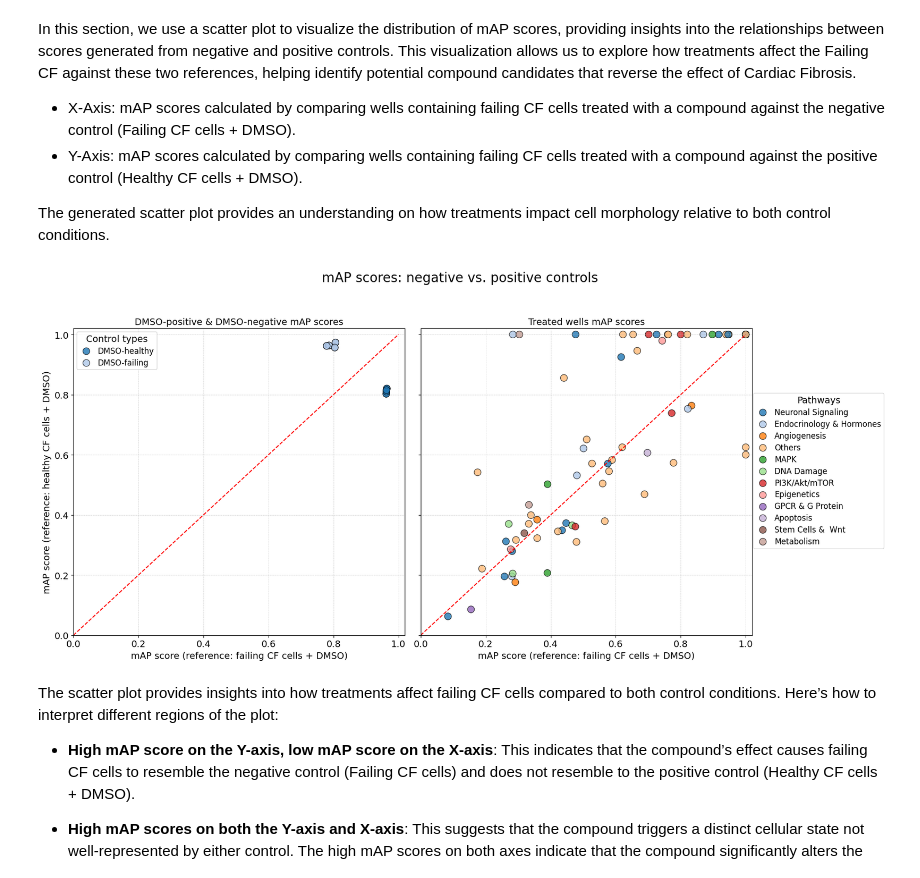
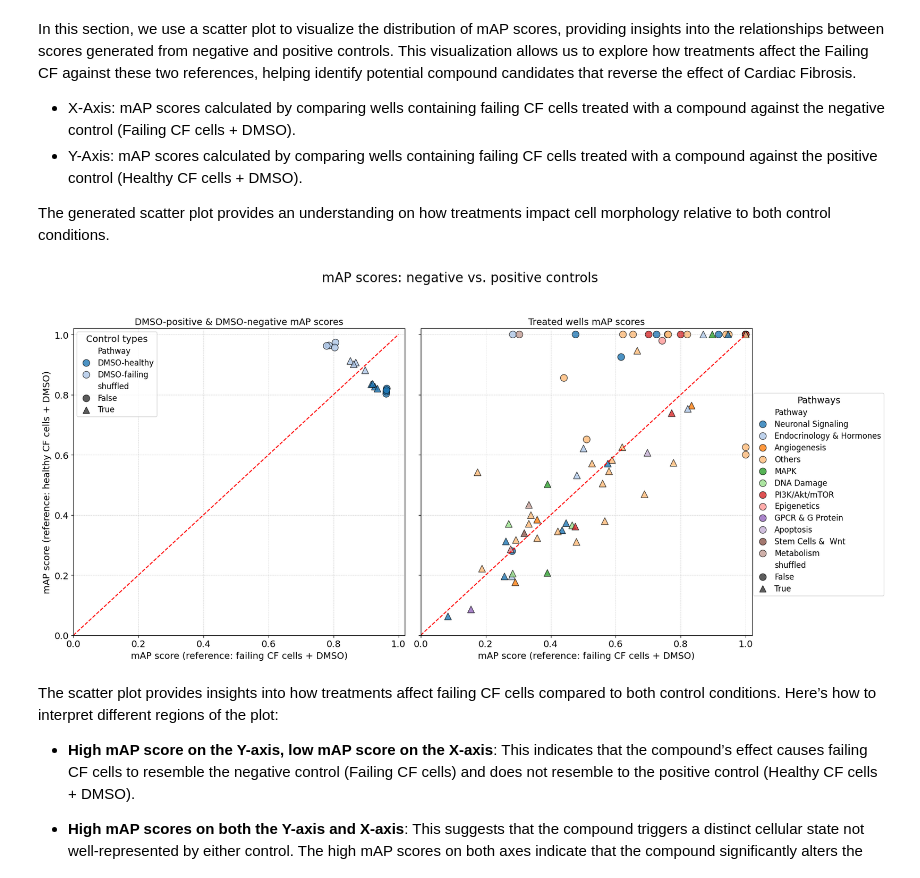
Before and after one commit to axiomcura/CFReT-screen-mAP-analysis, a Jupyter notebook: notebooks/1.map-analysis/2.map-analysis.ipynb, the cells around one changed output. Drawn from its saved outputs; the diff is of its cells as text; code cells hidden in the pictures.

```diff
--- a/notebooks/1.map-analysis/2.map-analysis.ipynb
+++ b/notebooks/1.map-analysis/2.map-analysis.ipynb
@@ -132,10 +132,10 @@ negref_mAP_scores_path = (
 
 # Setting shuffled dmso mAP scores paths
 shuffled_posref_mAP_scores_path = (
-    map_scores_dir / "batch_1_original_positive_ref_dmso_mAP_scores.csv"
+    map_scores_dir / "batch_1_shuffled_positive_ref_dmso_mAP_scores.csv"
 ).resolve(strict=True)
 shuffled_negref_mAP_scores_path = (
-    map_scores_dir / "batch_1_original_negative_ref_dmso_mAP_scores.csv"
+    map_scores_dir / "batch_1_shuffled_negative_ref_dmso_mAP_scores.csv"
 )
 
 # make directory for figures
@@ -437,6 +437,8 @@ sns.scatterplot(
     x="negative_mean_average_precision",
     y="positive_mean_average_precision",
     hue="Pathway",
+    style="shuffled",
+    markers={True: "^", False: "o"},
     palette="tab20",
     ax=axes[0],
     s=110,
@@ -470,6 +472,8 @@ sns.scatterplot(
     data=other_pathways,
     x="negative_mean_average_precision",
     y="positive_mean_average_precision",
+    style="shuffled",
+    markers={True: "^", False: "o"},
     hue="Pathway",
     palette="tab20",
     ax=axes[1],
@@ -498,34 +502,34 @@ axes[1].legend(
     loc="upper center",
     bbox_to_anchor=(1.15, 1),
     fancybox=True,
     ncol=1,
 )
 
 # Adjust the legend position
 axes[1].legend_.set_bbox_to_anchor((1.20, .8))
 trt_map_legend = axes[1].legend_
 if trt_map_legend is not None:
     trt_map_legend.set_title("Pathways", prop={"size": 14})
     for text in trt_map_legend.get_texts():
         text.set_fontsize(12)
 
 
 # Adjust the legend title size for only axes[1]:
 trt_map_legend.set_title("Pathways", prop={"size": 14})  # Increase legend title size
 
 # Adjust layout and add a main title
 fig.suptitle("mAP scores: negative vs. positive controls", fontsize=20, y=1.05)
 
 # Adjust the spacing between subplots
 plt.tight_layout()
 
 # Save the figure
 plt.savefig(fig_dir_path / "map_scores_separated.png", dpi=300, bbox_inches="tight")
 
 # Show the plot
 plt.show()
 # %% [output]
-[figure, old version]
+[figure, new version]
 # %% [markdown]
 The scatter plot provides insights into how treatments affect failing CF cells compared to both control conditions. Here’s how to interpret different regions of the plot:
 
```
Also changed, not shown: parts of 5 cells of this notebook, 20 other files.
